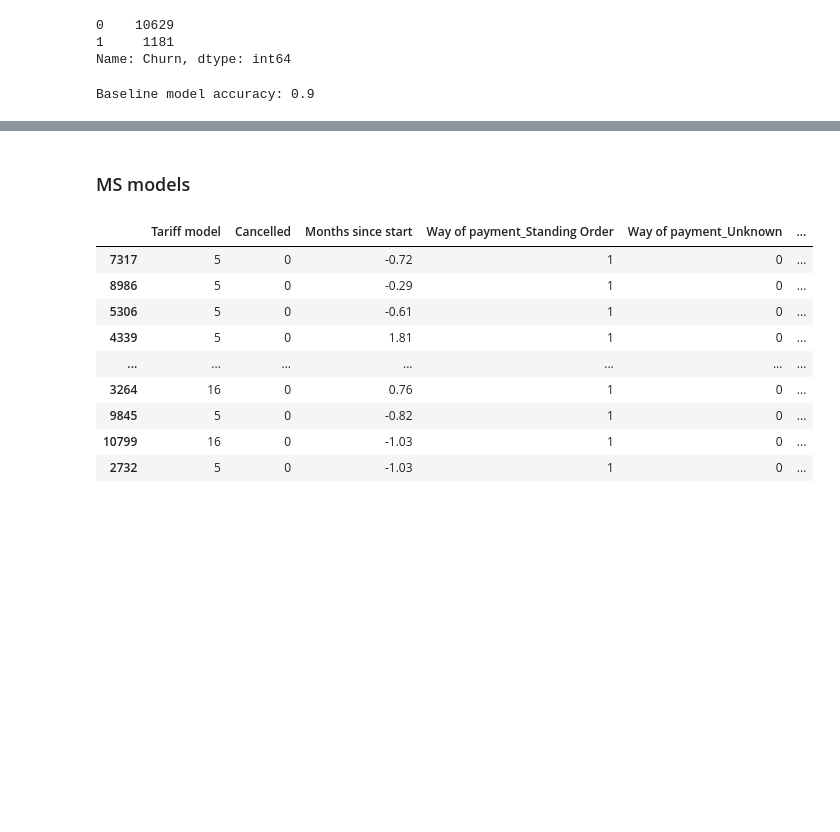
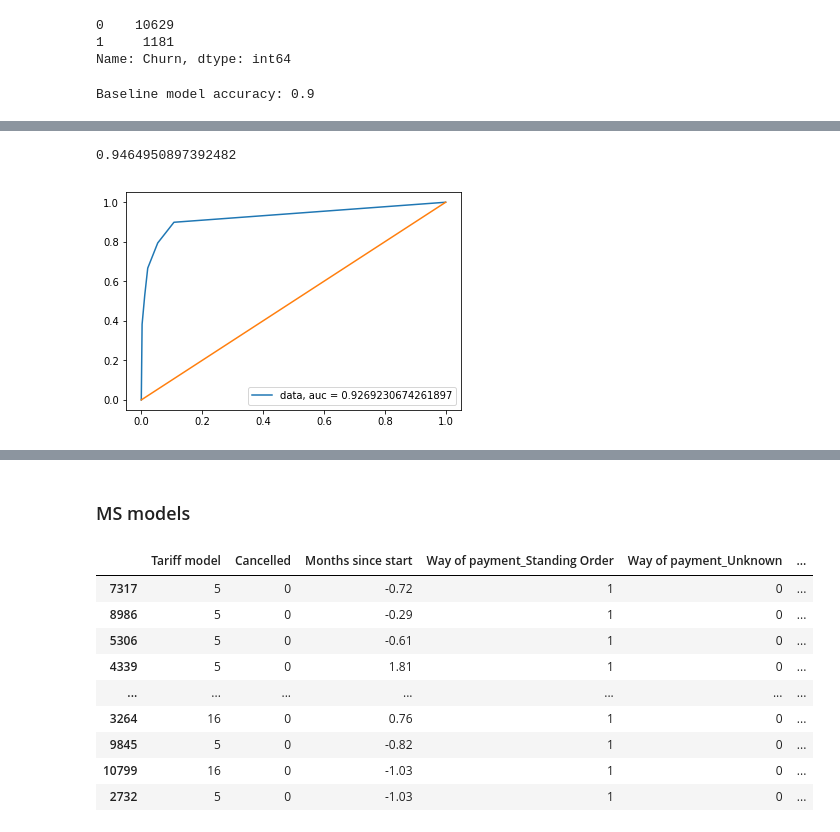
Before and after one commit to pracowniaPK/DataProject, a Jupyter notebook: project2.ipynb, the cells around one changed output, grey strips where cells are left out. Drawn from its saved outputs; the diff is of its cells as text; code cells hidden in the pictures; blank space fills up the shorter version.

```diff
--- a/project2.ipynb
+++ b/project2.ipynb
@@ -178,0 +206,16 @@ Baseline model accuracy: 0.9
+# %%
+# KNeighborsClassifier
+MP_model2 = KNeighborsClassifier()
+MP_model2.fit(train_X_MP, train_y)
+print(MP_model2.score(test_X_MP, test_y))
+
+predicted_y_MP = MP_model2.predict_proba(test_X_MP)[:,1]
+fpr, tpr, _ = roc_curve(test_y, predicted_y_MP)
+auc = roc_auc_score(test_y, predicted_y_MP)
+plt.plot(fpr,tpr,label="data, auc = {}".format(str(auc)))
+plt.legend(loc=4)
+plt.plot(tpr,tpr)
+plt.show()
+# %% [output]
+0.9464950897392482
+[figure, added]
```
Also changed, not shown: parts of 18 cells of this notebook.
